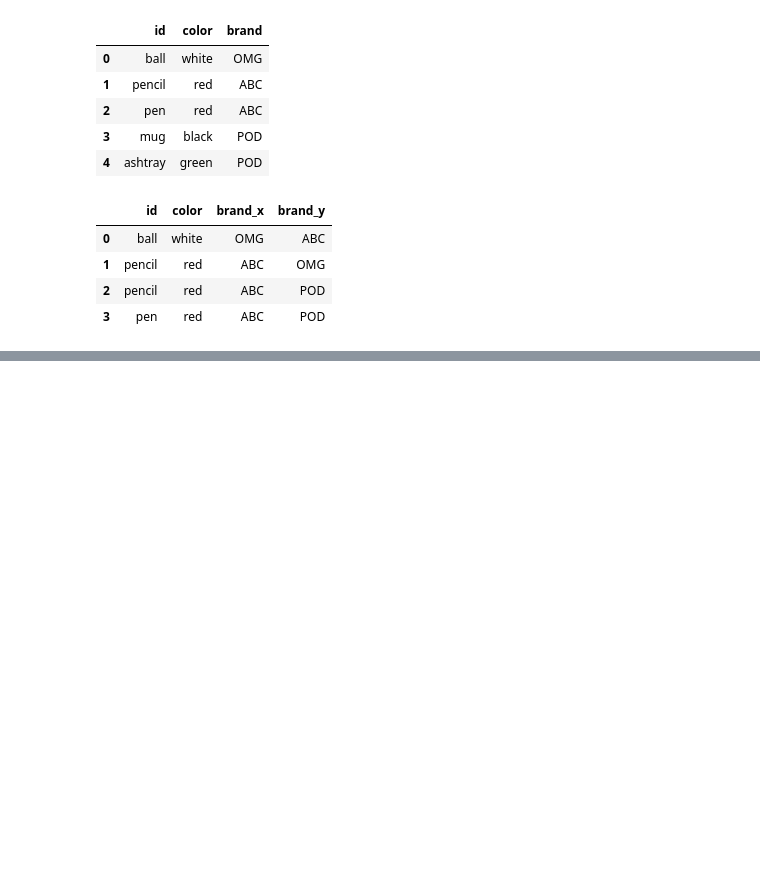
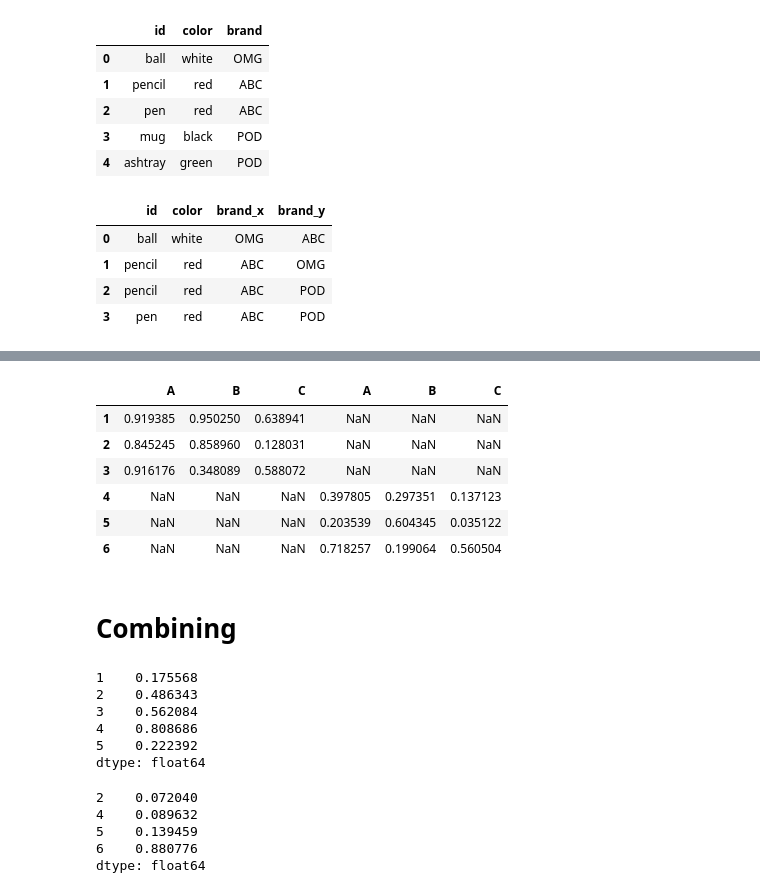
Before and after one commit to ShapovalovOleg/kibit-python, a Jupyter notebook: sandbox/sandbox1.ipynb, the cells around one changed output, grey strips where cells are left out. Cells and saved outputs as stored; diff of their text form; code cells hidden in the pictures; blank space fills up the shorter version.

```diff
--- a/sandbox/sandbox1.ipynb
+++ b/sandbox/sandbox1.ipynb
@@ -103,0 +313,4 @@ df
+# %%
+frame1 = pd.DataFrame(np.random.rand(9).reshape(3, 3),
+                      index=[1, 2, 3], columns=['A', 'B', 'C'])
+frame1
@@ -103,0 +322,5 @@ df
+# %%
+
+frame2 = pd.DataFrame(np.random.rand(9).reshape(3, 3),
+                      index=[4, 5, 6], columns=['A', 'B', 'C'])
+frame2
@@ -103,0 +342,12 @@ df
+# %%
+pd.concat([frame1, frame2], axis=1)
+# %% [output]
+|  | A | B | C | A | B | C |
+| 1 | 0.919385 | 0.950250 | 0.638941 | NaN | NaN | NaN |
+| 2 | 0.845245 | 0.858960 | 0.128031 | NaN | NaN | NaN |
+| 3 | 0.916176 | 0.348089 | 0.588072 | NaN | NaN | NaN |
+| 4 | NaN | NaN | NaN | 0.397805 | 0.297351 | 0.137123 |
+| 5 | NaN | NaN | NaN | 0.203539 | 0.604345 | 0.035122 |
+| 6 | NaN | NaN | NaN | 0.718257 | 0.199064 | 0.560504 |
+# %% [markdown]
+# Combining
@@ -103,0 +357,17 @@ df
+# %%
+ser1
+# %% [output]
+1    0.175568
+2    0.486343
+3    0.562084
+4    0.808686
+5    0.222392
+dtype: float64
+# %%
+ser2
+# %% [output]
+2    0.072040
+4    0.089632
+5    0.139459
+6    0.880776
+dtype: float64
```
Also changed, not shown: parts of 58 cells of this notebook, 7 other files.
